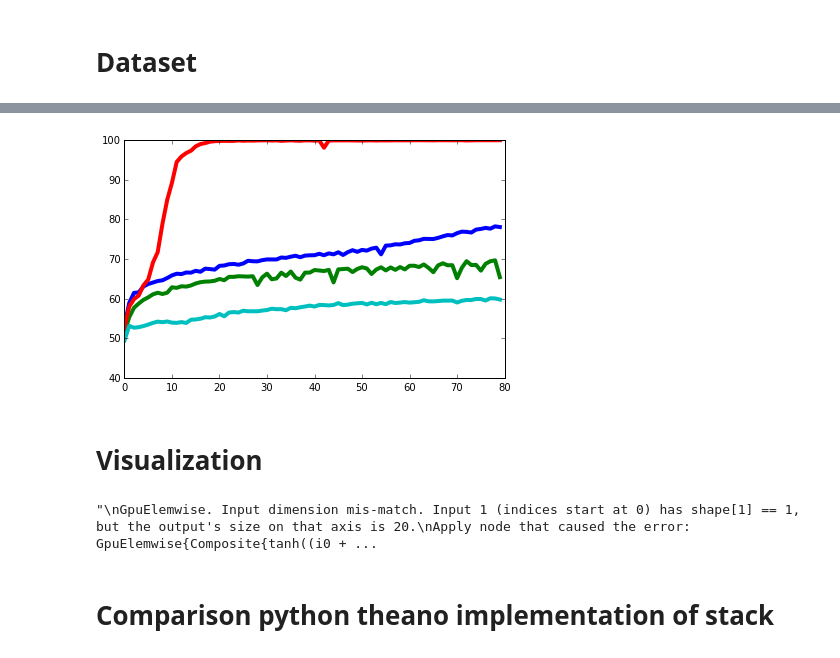
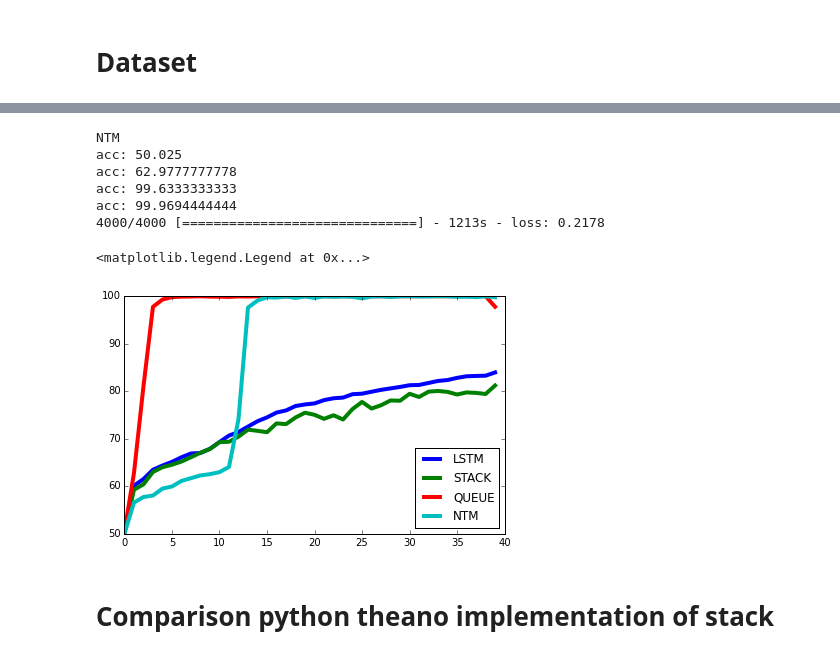
Before and after one commit to EderSantana/seya, a Jupyter notebook: examples/Neural Stacks and Queues.ipynb, the cells around one changed output, grey strips where cells are left out. Cells and saved outputs as stored; diff of their text form; code cells hidden in the pictures.

```diff
--- a/examples/Neural Stacks and Queues.ipynb
+++ b/examples/Neural Stacks and Queues.ipynb
@@ -57,7 +57,7 @@ rnn_size= 128
 def load_model(model):
 
     if model == "NTM":
-        h_dim=32
+        h_dim=64
         ntm = NTM(h_dim, n_slots=n_slots, m_length=m_length, shift_range=3,
           inner_rnn='lstm', return_sequences=True, input_dim=input_dim)
 
@@ -140,9 +140,12 @@ plt.imshow(sw[0], cmap='gray')
 # %%
 # training uses sequences of length 1 to 20. Test uses series of length 100.
-def test_model(model, file_name, min_size=40):
+def test_model(model, file_name, min_size=40,restrict=False):
     I, V, sw = get_sample(batch_size=500, n_bits=input_dim, max_size=min_size+1, min_size=min_size)
     Y = np.asarray(model.predict(I, batch_size=100) > .5).astype('float64')
     acc = (V[:, -min_size:, :] == Y[:, -min_size:, :]).mean() * 100
+    if restrict:
+        acc = np.average(V[:, -min_size:, :] == Y[:, -min_size:, :],
+                          weights=np.repeat(sw[:,-min_size:,:],8,axis=2)) * 100
     show_pattern(Y[0], V[0], sw[0], file_name)
 
     return acc
@@ -151,7 +154,7 @@ results = {}
 for model in ["STACK","QUEUE","LSTM","NTM"]:
     print(model)
     trained = load_model(model)
-    nb_epoch = 8000
+    nb_epoch = 4000
     progbar = generic_utils.Progbar(nb_epoch)
     ACC = []
     LOSS = []
@@ -168,7 +171,7 @@ for model in ["STACK","QUEUE","LSTM","NTM"]:
 
         if e % 100 == 0:
 
-            acc = test_model(trained, 'ntm_test.png',min_size=19)
+            acc = test_model(trained, 'ntm_test.png',min_size=19,restrict=True)
             l = []
             if e %1000 == 0:
                 print("")
@@ -201,15 +204,47 @@ acc: 59.0171052632
+# %%
+for model in ["NTM"]:
+    print(model)
+    trained = load_model(model)
+    nb_epoch = 4000
+    progbar = generic_utils.Progbar(nb_epoch)
+    ACC = []
+    LOSS = []
+    for e in range(nb_epoch):
+        I, V, sw = get_sample(n_bits=input_dim, max_size=19, min_size=1, batch_size=100)
+        #print(I.shape)
+
+        #print(V.shape)
+        loss = trained.train_on_batch(I, V, sample_weight=sw[:, :, 0])[0]
+        # loss = trained.fit(I, V, sample_weight=sw[:, :, 0], nb_epoch=1, batch_size=100, verbose=0).totals['loss']
+
+        progbar.add(1, values=[("loss", loss)])
+
+
+        if e % 100 == 0:
+
+            acc = test_model(trained, 'ntm_test.png',min_size=19,restrict=True)
+            l = []
+            if e %1000 == 0:
+                print("")
+                for a in [acc,]:
+                    print("acc: {}".format(a))
+            for a in [acc,]:
+                l.append(a)
+            ACC.append(l)
+            LOSS.append(loss)
+
+    results[model] = [LOSS,ACC]
+# %% [output]
+NTM
+acc: 50.025
+acc: 62.9777777778
+acc: 99.6333333333
+acc: 99.9694444444
+4000/4000 [==============================] - 1213s - loss: 0.2178
 # %%
 for model in ["LSTM","STACK","QUEUE","NTM"]:
     plot(results[model][1],label=model)
+legend(loc="best")
 # %% [output]
+<matplotlib.legend.Legend at 0x...>
-[figure, old version]
+[figure, new version]
-# %% [markdown]
-# Visualization
-# %%
-"""
-GpuElemwise. Input dimension mis-match. Input 1 (indices start at 0) has shape[1] == 1, but the output's size on that axis is 20.
-Apply node that caused the error: GpuElemwise{Composite{tanh((i0 + i1))}}[(0, 0)](GpuDot22.0, <CudaNdarrayType(float32, row)>)
-Toposort index: 45
-"""
-# %% [output]
-"\nGpuElemwise. Input dimension mis-match. Input 1 (indices start at 0) has shape[1] == 1, but the output's size on that axis is 20.\nApply node that caused the error: GpuElemwise{Composite{tanh((i0 + ...
```
Also changed, not shown: parts of 11 cells of this notebook, 1 other file.
